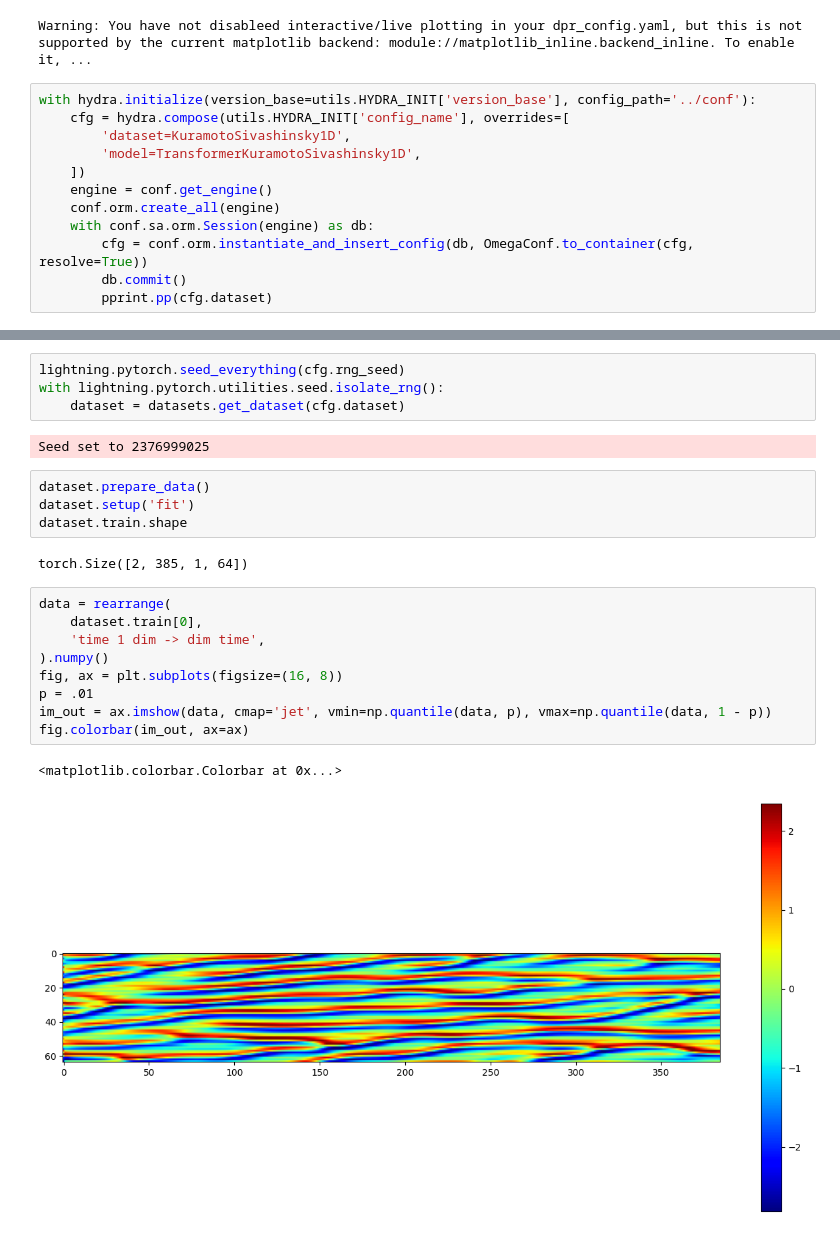
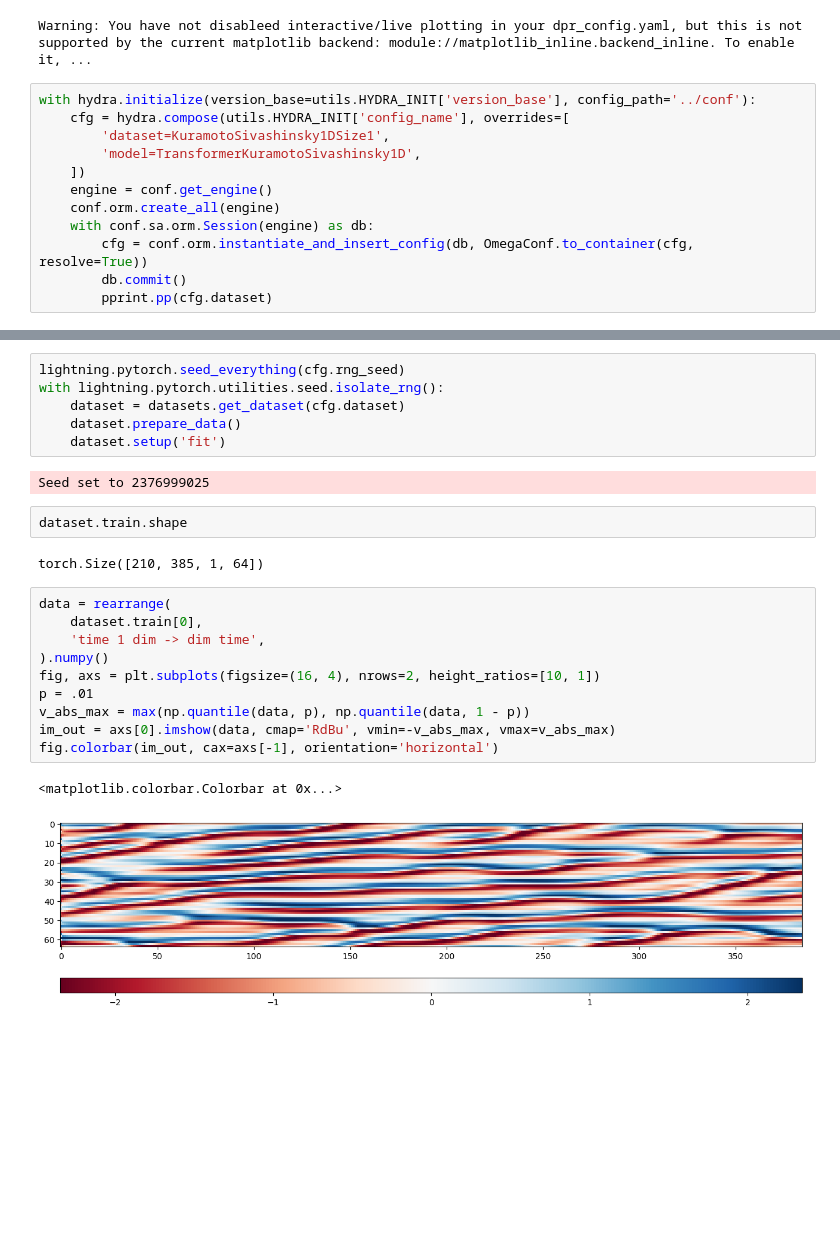
Before and after one commit to reepoi/G-LED, a Jupyter notebook: notebooks/datasets_KuramotoSivashinsky.ipynb, the cells around one changed output, grey strips where cells are left out. Cells and saved outputs as stored; diff of their text form; blank space fills up the shorter version.

```diff
--- a/notebooks/datasets_KuramotoSivashinsky.ipynb
+++ b/notebooks/datasets_KuramotoSivashinsky.ipynb
@@ -27,7 +27,7 @@ Warning: You have not disableed interactive/live plotting in your dpr_config.yam
 # %%
 with hydra.initialize(version_base=utils.HYDRA_INIT['version_base'], config_path='../conf'):
     cfg = hydra.compose(utils.HYDRA_INIT['config_name'], overrides=[
-        'dataset=KuramotoSivashinsky1D',
+        'dataset=KuramotoSivashinsky1DSize1',
         'model=TransformerKuramotoSivashinsky1D',
     ])
     engine = conf.get_engine()
@@ -58,23 +58,24 @@ KuramotoSivashinsky1D(_data_dir='/mnta/taosData/diffusion-dynamics/G-LED/data',
 lightning.pytorch.seed_everything(cfg.rng_seed)
 with lightning.pytorch.utilities.seed.isolate_rng():
     dataset = datasets.get_dataset(cfg.dataset)
+    dataset.prepare_data()
+    dataset.setup('fit')
 # %% [output]
 Seed set to 2376999025
 # %%
-dataset.prepare_data()
-dataset.setup('fit')
 dataset.train.shape
 # %% [output]
-torch.Size([2, 385, 1, 64])
+torch.Size([210, 385, 1, 64])
 # %%
 data = rearrange(
     dataset.train[0],
     'time 1 dim -> dim time',
 ).numpy()
-fig, ax = plt.subplots(figsize=(16, 8))
+fig, axs = plt.subplots(figsize=(16, 4), nrows=2, height_ratios=[10, 1])
 p = .01
-im_out = ax.imshow(data, cmap='jet', vmin=np.quantile(data, p), vmax=np.quantile(data, 1 - p))
-fig.colorbar(im_out, ax=ax)
+v_abs_max = max(np.quantile(data, p), np.quantile(data, 1 - p))
+im_out = axs[0].imshow(data, cmap='RdBu', vmin=-v_abs_max, vmax=v_abs_max)
+fig.colorbar(im_out, cax=axs[-1], orientation='horizontal')
 # %% [output]
 <matplotlib.colorbar.Colorbar at 0x...>
-[figure, old version]
+[figure, new version]
```
Also changed, not shown: parts of 1 cell of this notebook.
